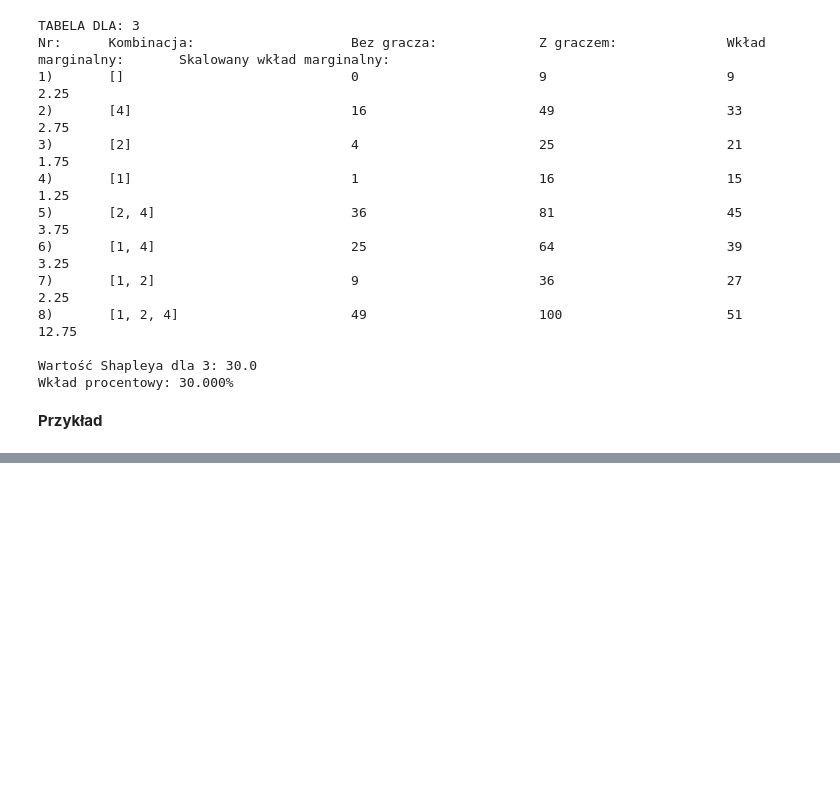
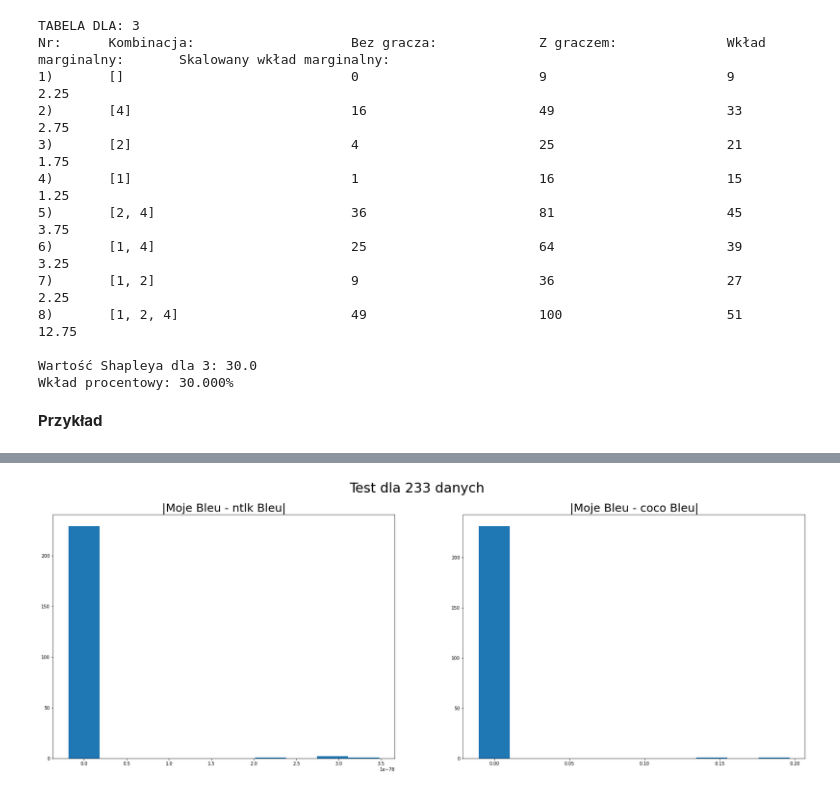
Before and after one commit to DanielSlusarczyk/NLP-Metrics, a Jupyter notebook: Projekt.ipynb, the cells around one changed output, grey strips where cells are left out. Cells and saved outputs as stored; diff of their text form; code cells hidden in the pictures; blank space fills up the shorter version.

```diff
--- a/Projekt.ipynb
+++ b/Projekt.ipynb
@@ -801,3 +783,10 @@ Powyżyszy wykres pozwala na analizę jednego konkretnego wina. Wykres prezentuj
+# %%
+from funkcje.Test import *
+evals = cocoEval.evalImgs
+evals = [eva for eva in cocoEval.evalImgs if eva['Bleu_1'] < 0.4]
+test(coco, cocoRes, evals, [0.25, 0.25, 0.25, 0.25])
+# %% [output]
+[figure, added]
 # %% [markdown]
 <a id ="SOURCE"></a>
 ### Źródła
```
Also changed, not shown: parts of 28 cells of this notebook, 5 other files.
